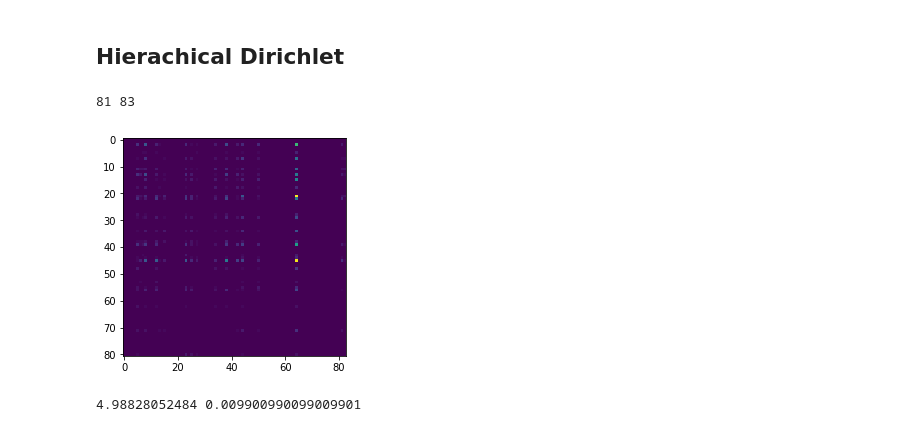
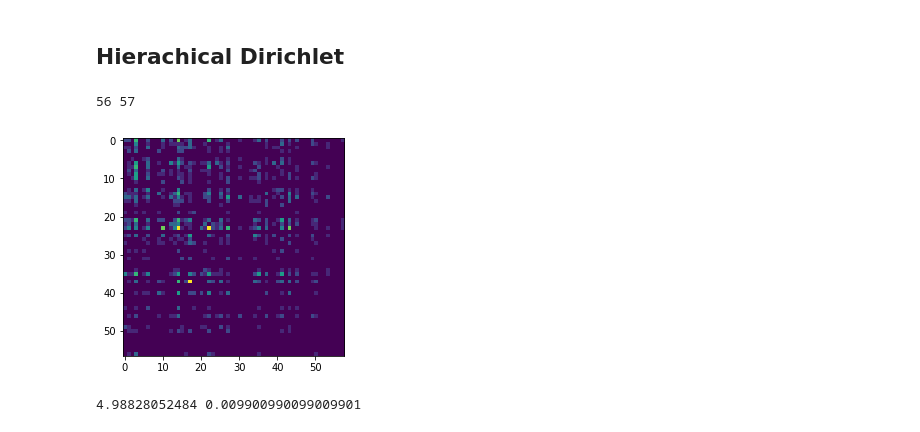
Before and after one commit to drproduck/dnm, a Jupyter notebook: mdnd.ipynb, the cells around one changed output. Cells and saved outputs as stored; diff of their text form; code cells hidden in the pictures.

```diff
--- a/mdnd.ipynb
+++ b/mdnd.ipynb
@@ -127,16 +127,10 @@ def stickBreaking(ap,K=1000):
     """table in N just like Chinese Restaurant"""
     support = np.arange(K)
     p = GEM(ap,K)
-    return p, support
+    return np.array(support), np.array(p)
 plt.figure()
 sample = GEM(50, 100)
 plt.bar(np.cumsum(sample),0.1,width=0.001)
-
-plt.figure()
-sample,_ = stickBreaking(50,100)
-plt.bar(np.arange(100), sample,width=1)
-
-plt.show()
 # %% [output]
 [figure]
 [figure]
@@ -222,37 +216,38 @@ def DPCat(p, ap=10, num=1000):
                 size[nval] += 1
             else:
                 size[nval] = 1
 
         # past values
         else:
             size[key[table]] += 1
 
     # convert dict to support and prob
     return np.array(list(size.keys())), np.array([s/num for s in size.values()])
 
-def AsDirichletNet(gamma, tau, N=500):
+def AsDirichletNet(gamma, tau,N=500):
     """Asymmetric Dirichlet Network Distribution having a hierachical process"""
-    _,P,_ = crp(ap=gamma, num=200)
+
+    _,P,_ = crp(ap=gamma, num=100)
 
     As, Ap = DPCat(P, tau, num=100)
     s = As[choice(len(As), size=N, p=Ap)]
 
     Bs, Bp = DPCat(P, tau, num=100)
     r = Bs[choice(len(Bs), size=N, p=Bp)]
 
     #max of support
     sz0 = max(As)
     sz1 = max(Bs)
     print(max(As), max(Bs))
 
-    adj = np.zeros((sz0,sz1), dtype=int)
+    adj = np.zeros((sz0+1,sz1+1), dtype=int)
     for ss,rr in zip(s,r):
-        adj[ss-1, rr-1] +=1
+        adj[ss, rr] +=1
 
     return adj
-adj = AsDirichletNet(50,10,1000)
+adj = AsDirichletNet(50,50,1000)
 plt.imshow(adj)
 plt.show()
 # %% [output]
-81 83
+56 57
-[figure, old version]
+[figure, new version]
```
Also changed, not shown: parts of 2 cells of this notebook, 2 other files.
